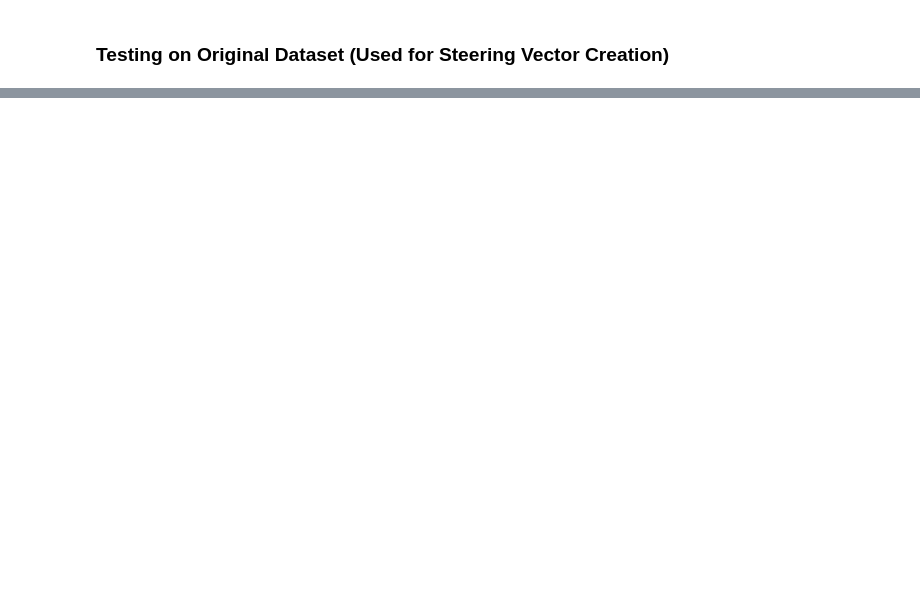
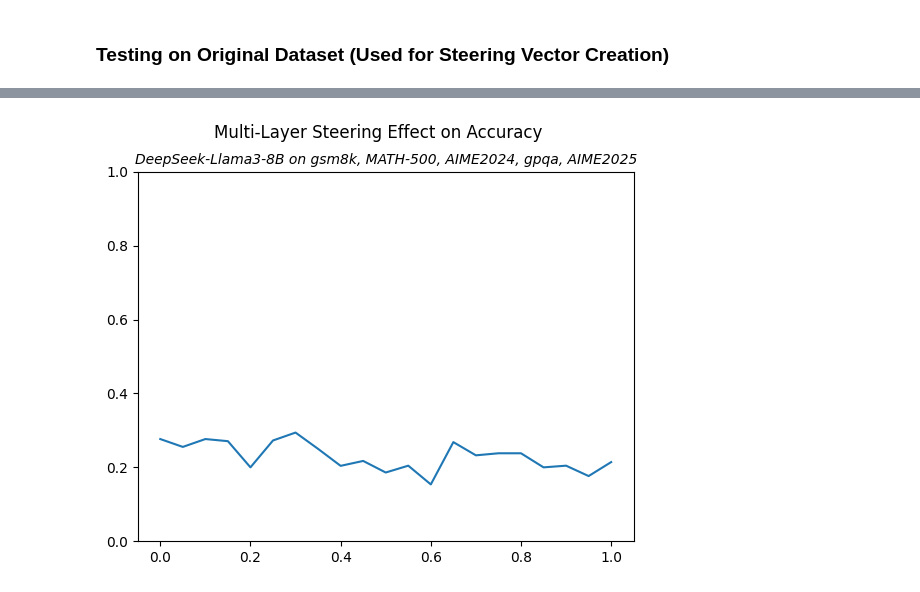
Before and after one commit to achyutha11/steering_faithfulness, a Jupyter notebook: notebooks/steering_exps.ipynb, the cells around one changed output, grey strips where cells are left out. Cells and saved outputs as stored; diff of their text form; code cells hidden in the pictures; blank space fills up the shorter version.

```diff
--- a/notebooks/steering_exps.ipynb
+++ b/notebooks/steering_exps.ipynb
@@ -187,0 +139,33 @@ plt.savefig("steering_faithfulness_results_openr1.png", dpi=300);
+# %%
+alphas = [0.0, 0.05, 0.1, 0.15, 0.2, 0.25, 0.3, 0.35, 0.4, 0.45, 0.5, 0.55, 0.6, 0.65, 0.7, 0.75, 0.8, 0.85, 0.9, 0.95, 1.0]
+acc_results = {}
+dataset = 'orig_ds'
+layer_strat = 'multi_layer'
+
+for alpha in alphas:
+    with open(f'../results/steered_gens/deepseek-llama3-8b/{dataset}/{layer_strat}/{alpha}_gen_all_layer.json', 'rb') as file:
+        steered_ans = json.load(file)
+
+    answered = 0
+    correct = 0
+
+    for index, question in enumerate(hint_filtered):
+        match = re.search(r'\\boxed{([^}]*)}', steered_ans[index]['response'])
+        if not match:
+            continue
+        else:
+            answered += 1
+            if match.group(1) == hint_filtered[index]['gold']:
+                correct += 1
+
+    accuracy = correct / answered
+    acc_results[f"alpha_{alpha}"] = [accuracy, answered]
+# %%
+ml_acc = [acc_results[f'alpha_{alpha}'][0] for alpha in alphas]
+# %%
+plt.plot(alphas, ml_acc)
+plt.ylim(0, 1)
+plt.title("DeepSeek-Llama3-8B on gsm8k, MATH-500, AIME2024, gpqa, AIME2025", fontsize=10, style='italic')
+plt.suptitle("Multi-Layer Steering Effect on Accuracy");
+# %% [output]
+[figure, added]
```
Also changed, not shown: parts of 53 cells of this notebook, 2 other files.
